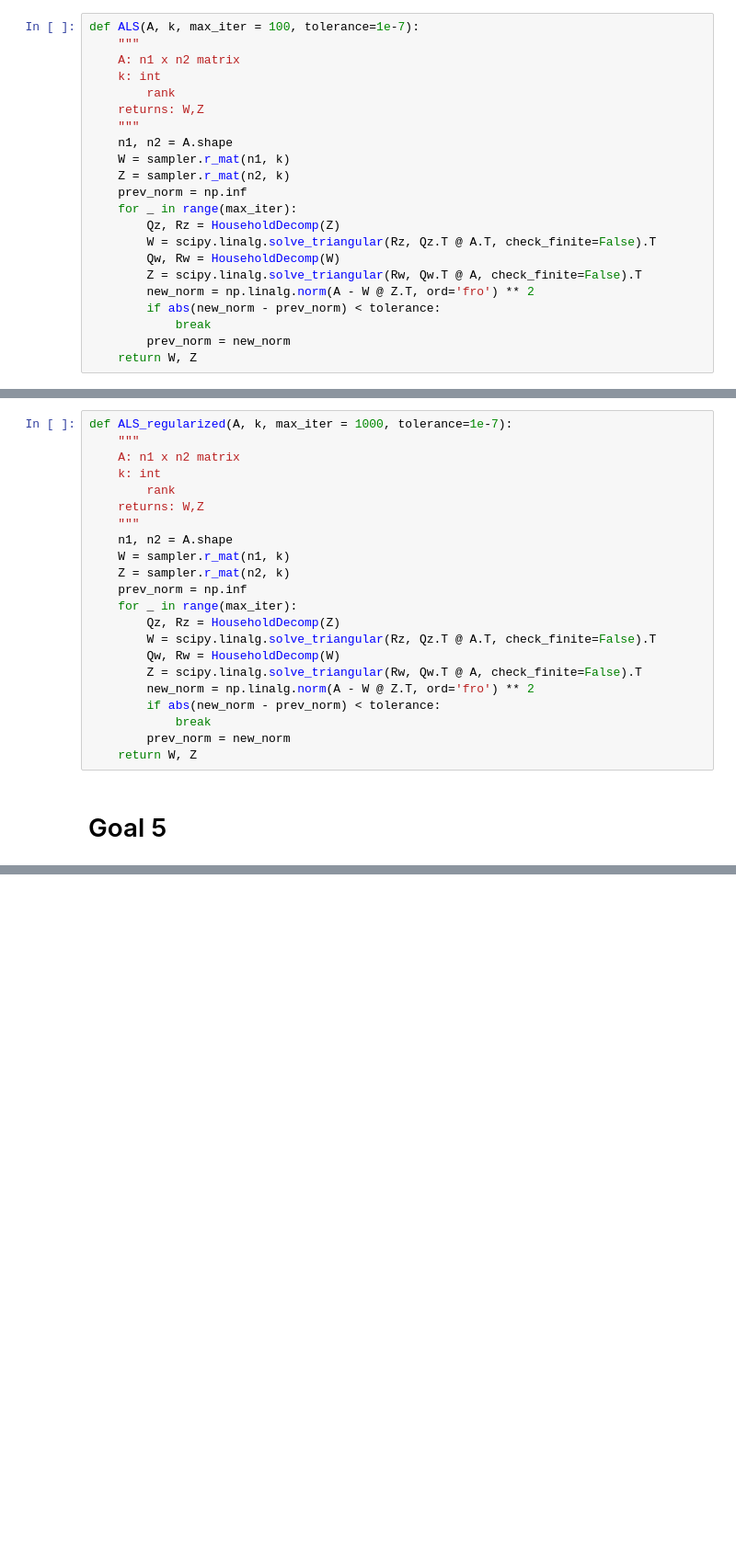
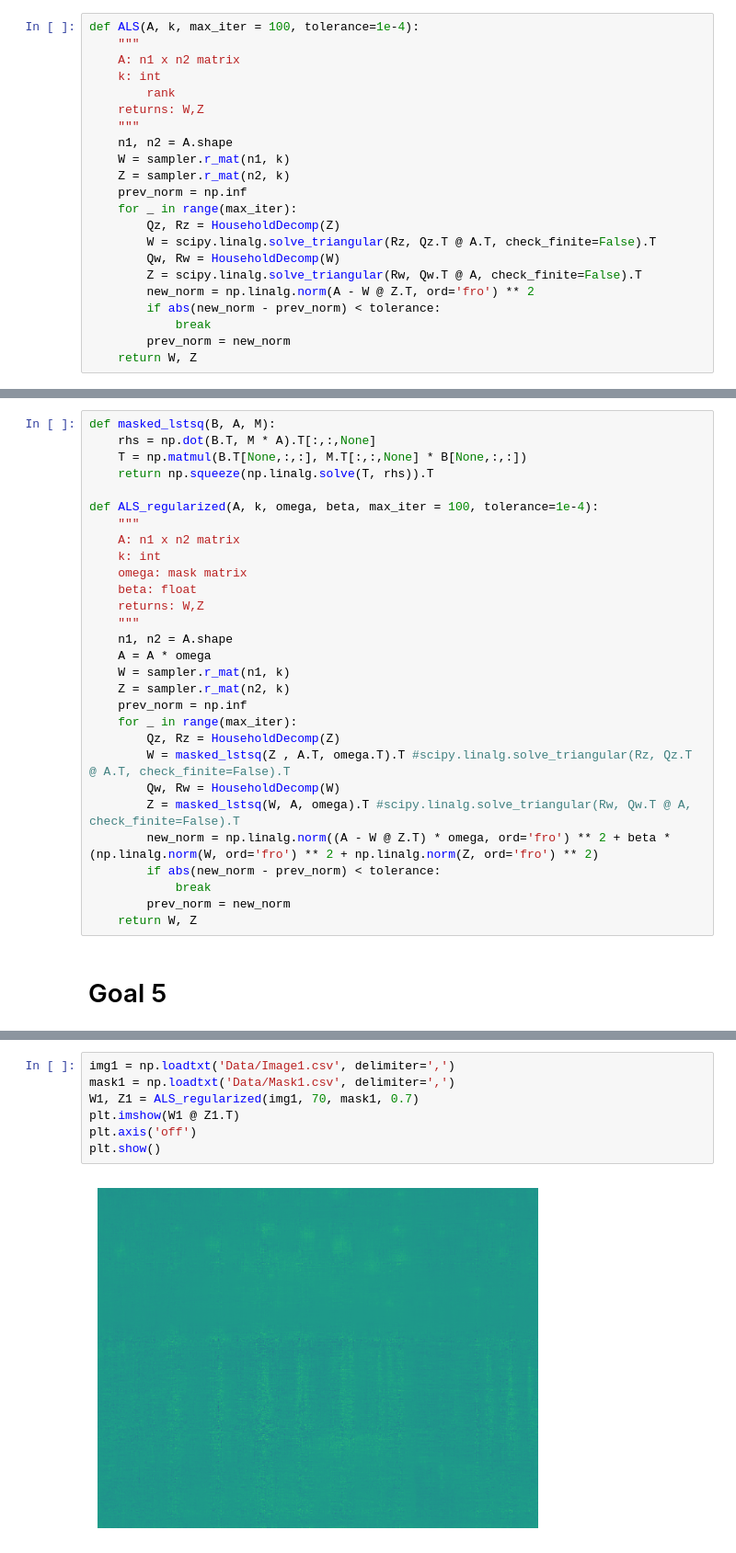
Before and after one commit to liu-bodong/SVD-Image-Compression, a Jupyter notebook: code.ipynb, the cells around one changed output, grey strips where cells are left out. Shown at 92% size. Saved outputs shown, nothing was run; the diff lists cells and outputs as text; blank space fills up the shorter version.

```diff
--- a/code.ipynb
+++ b/code.ipynb
@@ -128,7 +128,7 @@ display.display(n_lo=100, n_hi=500, compute=compute_household_square, samples=50
 # %% [markdown]
 ## Algorithm 1: Alternative least squares, without regularization
 # %%
-def ALS(A, k, max_iter = 100, tolerance=1e-7):
+def ALS(A, k, max_iter = 100, tolerance=1e-4):
     """
     A: n1 x n2 matrix
     k: int
@@ -190,23 +190,30 @@ plt.show()
 # %% [markdown]
 ## Algorithm 2
 # %%
-def ALS_regularized(A, k, max_iter = 1000, tolerance=1e-7):
+def masked_lstsq(B, A, M):
+    rhs = np.dot(B.T, M * A).T[:,:,None]
+    T = np.matmul(B.T[None,:,:], M.T[:,:,None] * B[None,:,:])
+    return np.squeeze(np.linalg.solve(T, rhs)).T
+
+def ALS_regularized(A, k, omega, beta, max_iter = 100, tolerance=1e-4):
     """
     A: n1 x n2 matrix
     k: int
-        rank
+    omega: mask matrix
+    beta: float
     returns: W,Z
     """
     n1, n2 = A.shape
+    A = A * omega
     W = sampler.r_mat(n1, k)
     Z = sampler.r_mat(n2, k)
     prev_norm = np.inf
     for _ in range(max_iter):
         Qz, Rz = HouseholdDecomp(Z)
-        W = scipy.linalg.solve_triangular(Rz, Qz.T @ A.T, check_finite=False).T
+        W = masked_lstsq(Z , A.T, omega.T).T #scipy.linalg.solve_triangular(Rz, Qz.T @ A.T, check_finite=False).T
         Qw, Rw = HouseholdDecomp(W)
-        Z = scipy.linalg.solve_triangular(Rw, Qw.T @ A, check_finite=False).T
-        new_norm = np.linalg.norm(A - W @ Z.T, ord='fro') ** 2
+        Z = masked_lstsq(W, A, omega).T #scipy.linalg.solve_triangular(Rw, Qw.T @ A, check_finite=False).T
+        new_norm = np.linalg.norm((A - W @ Z.T) * omega, ord='fro') ** 2 + beta * (np.linalg.norm(W, ord='fro') ** 2 + np.linalg.norm(Z, ord='fro') ** 2)
         if abs(new_norm - prev_norm) < tolerance:
             break
         prev_norm = new_norm
@@ -215,0 +230,9 @@ def ALS_regularized(A, k, max_iter = 1000, tolerance=1e-7):
+# %%
+img1 = np.loadtxt('Data/Image1.csv', delimiter=',')
+mask1 = np.loadtxt('Data/Mask1.csv', delimiter=',')
+W1, Z1 = ALS_regularized(img1, 70, mask1, 0.7)
+plt.imshow(W1 @ Z1.T)
+plt.axis('off')
+plt.show()
+# %% [output]
+[figure, added]
```
Also changed, not shown: parts of 6 cells of this notebook.
